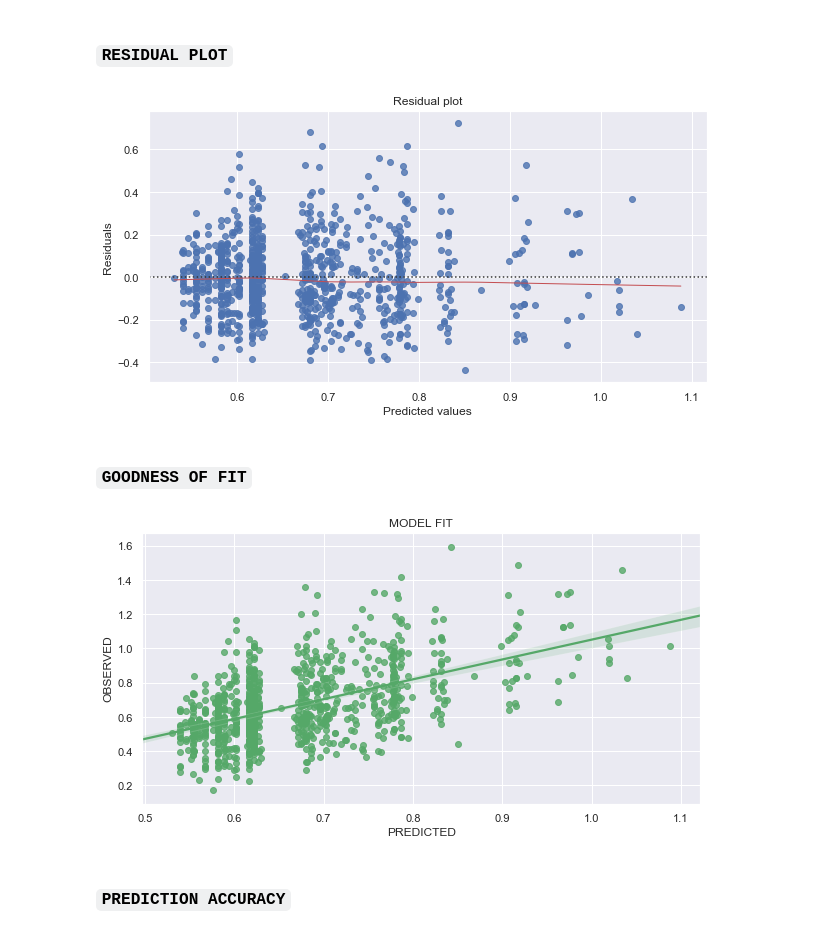
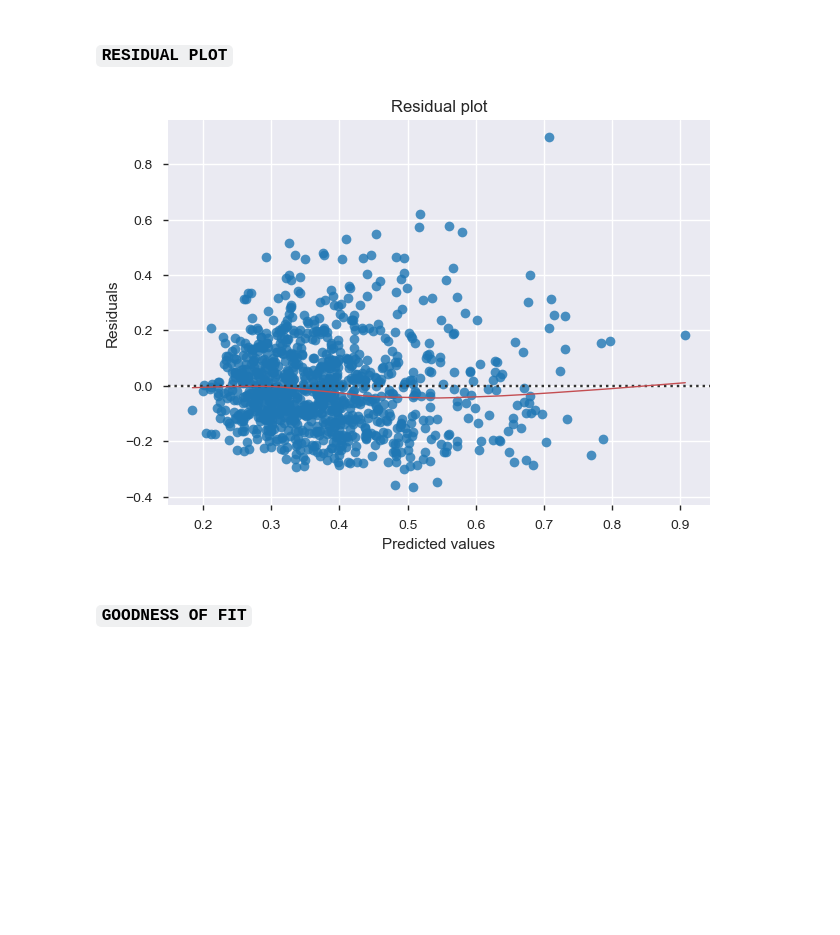
Before and after one commit to ngule1986/Python3.0, a Jupyter notebook: Capstone Projects/Credit Card spent/Credit Card Prediction.ipynb, the cells around one changed output. Cells and saved outputs as stored; diff of their text form; code cells hidden in the pictures; blank space fills up the shorter version.

```diff
--- a/Capstone Projects/Credit Card spent/Credit Card Prediction.ipynb
+++ b/Capstone Projects/Credit Card spent/Credit Card Prediction.ipynb
@@ -594,0 +490,2 @@ Variance: 0.18
+# %%
+imp_fea = set(imp_fea)
@@ -594,0 +494,10 @@ Variance: 0.18
+# %%
+df_new = df[imp_fea]
+df_new['totalspent'] = df.totalspent
+# %%
+from sklearn.model_selection import train_test_split
+
+x = df_new.drop('totalspent', axis=1)
+y = df_new.totalspent
+
+x_train, x_test , y_train, y_test = train_test_split(x, y, test_size=0.2, shuffle=True, random_state=0)
@@ -594,0 +591,25 @@ Variance: 0.18
+# %%
+# Fitting model
+from sklearn.model_selection import cross_val_score
+
+reg = CatBoostRegressor(loss_function='RMSE', logging_level='Silent', depth=7, random_state=0)
+
+reg.fit(x_train, y_train)
+
+# Predicted values
+ypred = reg.predict(x_test)
+
+# Model evaluation metrics
+r2 = np.round(r2_score(y_test, ypred), 3)
+rmse = np.round(np.sqrt(mean_squared_error(y_test, ypred)), 3)
+bias = np.round((ypred - y_test).mean(), 2)
+variance  = np.round((y_test - ypred).std(), 2)
+
+print('*'*70)
+print("-- Performance on Test Set")
+print('*'*70)
+
+print(f'\nR-Square: {r2}')
+print(f'RMSE: {rmse}')
+
+print('*'*70)
@@ -596,23 +625,14 @@ Variance: 0.18
 ### `RESIDUAL PLOT`
 # %%
 # Residual plot
-sns.residplot(ypred, (Y_test - ypred) , lowess=True, line_kws={'color':'r', 'lw':1});
+sns.residplot(ypred, (y_test - ypred) , lowess=True, line_kws={'color':'r', 'lw':1});
 plt.title('Residual plot');
 plt.xlabel('Predicted values');
 plt.ylabel('Residuals');
 # %% [output]
-[figure, old version]
+[figure, new version]
 # %% [markdown]
 ### `GOODNESS OF FIT`
-# %%
-sns.regplot(x = ypred,y = Y_test,  color='C2');
-plt.title('MODEL FIT');
-plt.xlabel('PREDICTED');
-plt.ylabel('OBSERVED');
-# %% [output]
-[figure, removed]
-# %% [markdown]
-### `PREDICTION ACCURACY`
 # %%
 # CHECKING PREDICTION ACCURACY BASED ON TRUE AND PREDICTED VALUES BINS
 bb = pd.DataFrame()
```
Also changed, not shown: parts of 86 cells of this notebook.
